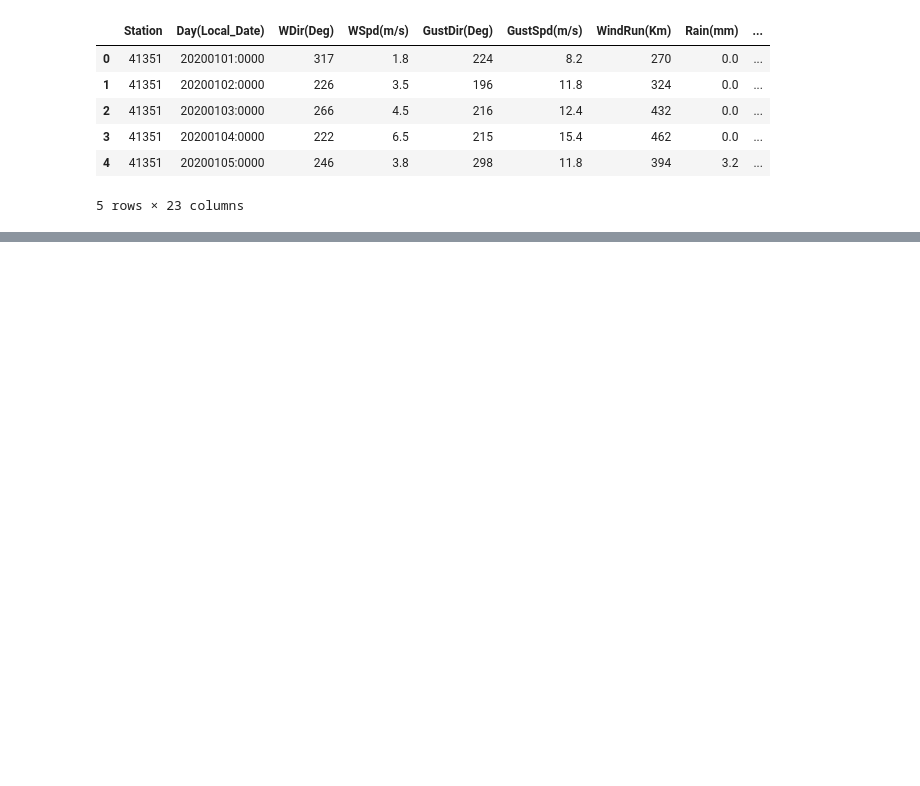
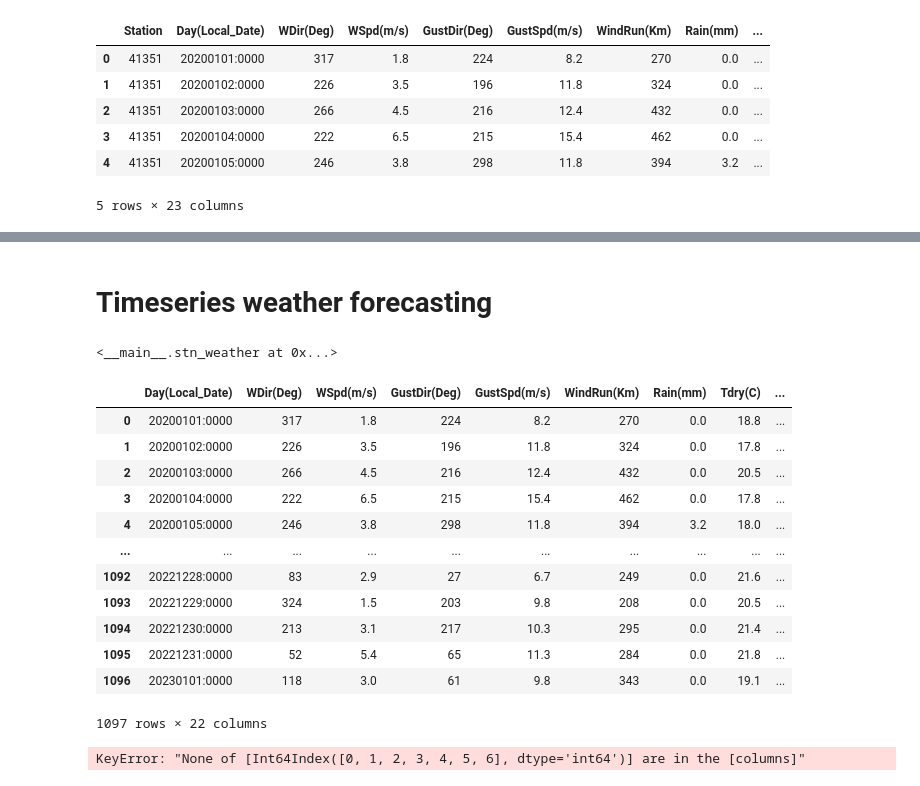
Before and after one commit to mwri469/p4p, a Jupyter notebook: pipeline.ipynb, the cells around one changed output, grey strips where cells are left out. Cells and saved outputs as stored; diff of their text form; code cells hidden in the pictures; blank space fills up the shorter version.

```diff
--- a/pipeline.ipynb
+++ b/pipeline.ipynb
@@ -48,3 +47,5 @@ def can_I_fly(weather):
     if weather['Rad(MJ/m2'] < 10.5: canifly = False
     if not weather['Rain(mm)'] == 0: canifly = False
     if weather['WSpd(m/s)'] > 7: canifly = False # Determined from DJI website for the Mavic 2
+# %% [markdown]
+# Timeseries weather forecasting
@@ -50,0 +94,24 @@ def can_I_fly(weather):
+# %%
+stn_weather(df, 20)
+# %% [output]
+<__main__.stn_weather at 0x...>
+# %%
+df.drop('Station', axis=1)
+# %% [output]
+|  | Day(Local_Date) | WDir(Deg) | WSpd(m/s) | GustDir(Deg) | GustSpd(m/s) | WindRun(Km) | Rain(mm) | Tdry(C) | ... |
+| 0 | 20200101:0000 | 317 | 1.8 | 224 | 8.2 | 270 | 0.0 | 18.8 | ... |
+| 1 | 20200102:0000 | 226 | 3.5 | 196 | 11.8 | 324 | 0.0 | 17.8 | ... |
+| 2 | 20200103:0000 | 266 | 4.5 | 216 | 12.4 | 432 | 0.0 | 20.5 | ... |
+| 3 | 20200104:0000 | 222 | 6.5 | 215 | 15.4 | 462 | 0.0 | 17.8 | ... |
+| 4 | 20200105:0000 | 246 | 3.8 | 298 | 11.8 | 394 | 3.2 | 18.0 | ... |
+| ... | ... | ... | ... | ... | ... | ... | ... | ... | ... |
+| 1092 | 20221228:0000 | 83 | 2.9 | 27 | 6.7 | 249 | 0.0 | 21.6 | ... |
+| 1093 | 20221229:0000 | 324 | 1.5 | 203 | 9.8 | 208 | 0.0 | 20.5 | ... |
+| 1094 | 20221230:0000 | 213 | 3.1 | 217 | 10.3 | 295 | 0.0 | 21.4 | ... |
+| 1095 | 20221231:0000 | 52 | 5.4 | 65 | 11.3 | 284 | 0.0 | 21.8 | ... |
+| 1096 | 20230101:0000 | 118 | 3.0 | 61 | 9.8 | 343 | 0.0 | 19.1 | ... |
+1097 rows × 22 columns
+# %%
+df[[i for i in range(7)]].values
+# %% [output]
+KeyError: "None of [Int64Index([0, 1, 2, 3, 4, 5, 6], dtype='int64')] are in the [columns]"
```
Also changed, not shown: parts of 5 cells of this notebook, 1 other file.
